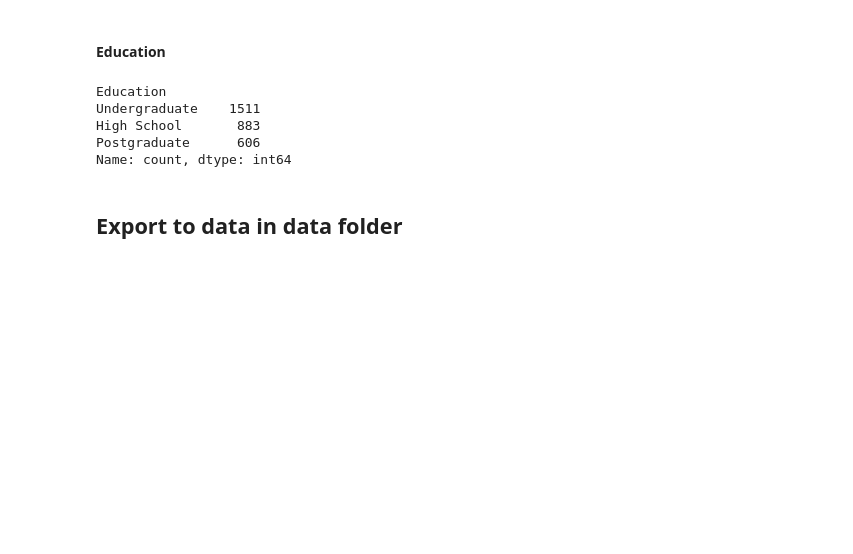
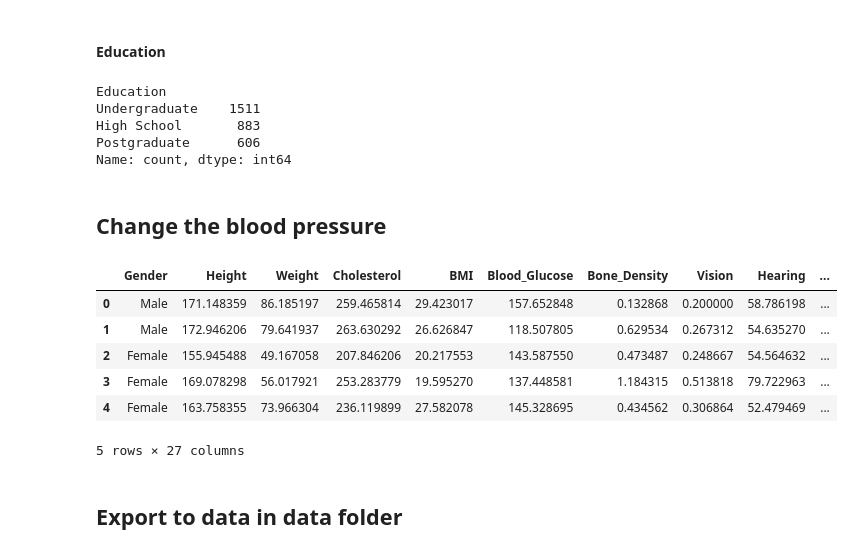
Before and after one commit to NATNgoc/PTDL-IE224, a Jupyter notebook: notebooks/1.0-clean-data.ipynb, the cells around one changed output. Drawn from its saved outputs; the diff is of its cells as text; code cells hidden in the pictures; blank space fills up the shorter version.

Commit message:
fix: cleaning the blood pressure (s/d)

```diff
--- a/notebooks/1.0-clean-data.ipynb
+++ b/notebooks/1.0-clean-data.ipynb
@@ -241,7 +241,9 @@ Frequent       742
 Name: count, dtype: int64
 # %%
 
-handle_missing_values_df["Alcohol"].fillna(handle_missing_values_df["Alcohol"].mode()[0], inplace=True)
+the_most_common_value_of_alcohol = handle_missing_values_df["Alcohol"].mode()[0]
+
+handle_missing_values_df["Alcohol"].fillna(the_most_common_value_of_alcohol, inplace=True)
 
 handle_missing_values_df.isnull().sum()
 # %% [output]
@@ -356,6 +358,25 @@ Undergraduate    1511
 High School       883
 Postgraduate      606
 Name: count, dtype: int64
+# %% [markdown]
+## Change the blood pressure
+# %%
+bp_split = handle_missing_values_df['Blood_Pressure'].str.split('/', expand=True)
+handle_missing_values_df['Systolic_BP'] = pd.to_numeric(bp_split[0])
+handle_missing_values_df['Diastolic_BP'] = pd.to_numeric(bp_split[1])
+
+# Drop the original "Blood Pressure (s/d)" column
+handle_missing_values_df.drop(columns=['Blood_Pressure'], inplace=True)
+# %%
+handle_missing_values_df.head()
+# %% [output]
+|  | Gender | Height | Weight | Cholesterol | BMI | Blood_Glucose | Bone_Density | Vision | Hearing | ... |
+| 0 | Male | 171.148359 | 86.185197 | 259.465814 | 29.423017 | 157.652848 | 0.132868 | 0.200000 | 58.786198 | ... |
+| 1 | Male | 172.946206 | 79.641937 | 263.630292 | 26.626847 | 118.507805 | 0.629534 | 0.267312 | 54.635270 | ... |
+| 2 | Female | 155.945488 | 49.167058 | 207.846206 | 20.217553 | 143.587550 | 0.473487 | 0.248667 | 54.564632 | ... |
+| 3 | Female | 169.078298 | 56.017921 | 253.283779 | 19.595270 | 137.448581 | 1.184315 | 0.513818 | 79.722963 | ... |
+| 4 | Female | 163.758355 | 73.966304 | 236.119899 | 27.582078 | 145.328695 | 0.434562 | 0.306864 | 52.479469 | ... |
+5 rows × 27 columns
 # %% [markdown]
 ## Export to data in data folder
 # %%
```
Also changed, not shown: parts of 7 cells of this notebook, 8 other files.
